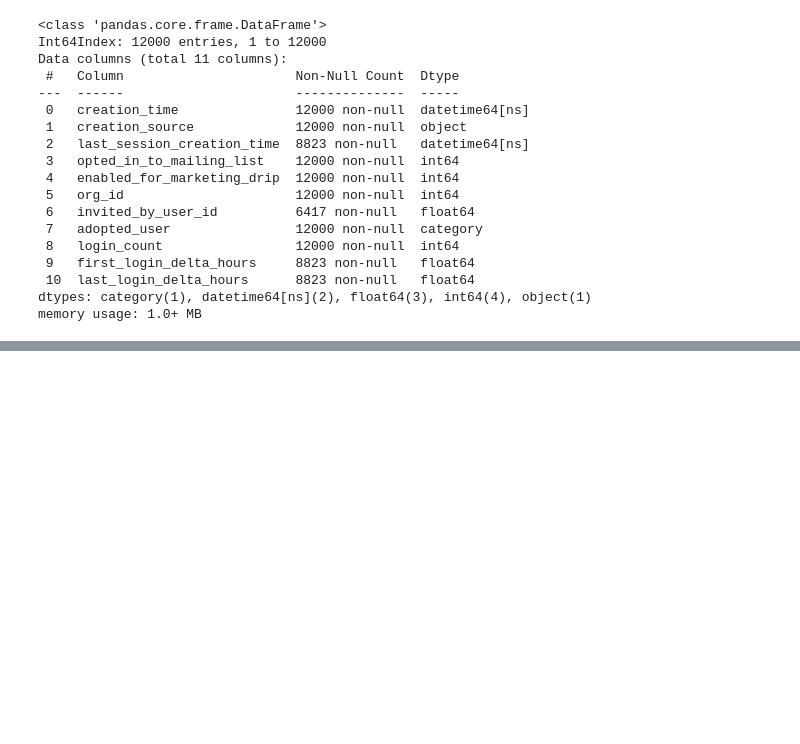
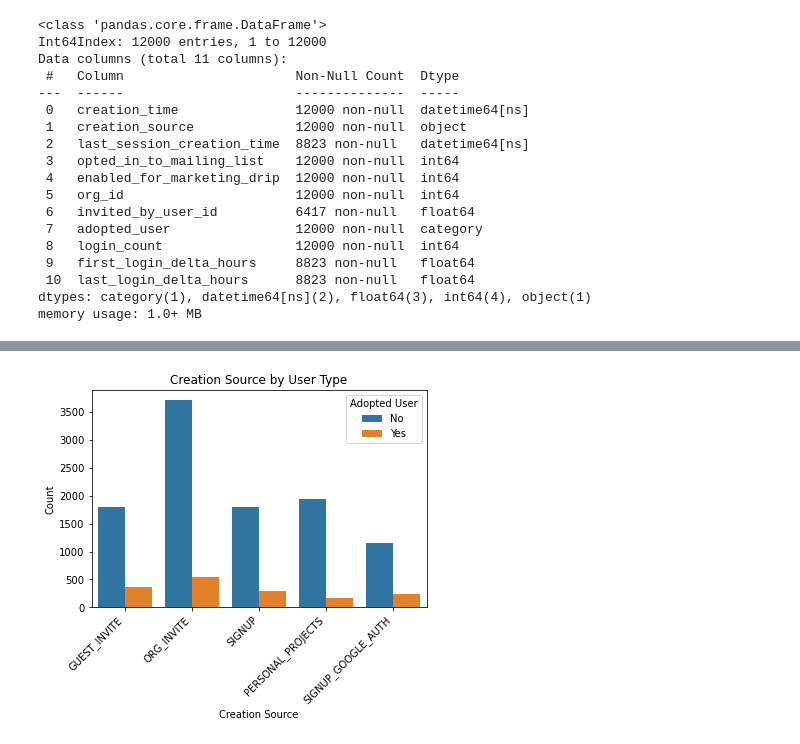
Before and after one commit to jslaga/SpringboardDSC, a Jupyter notebook: Take-Home_Challenges/Relax_Data_Challenge.ipynb, the cells around one changed output, grey strips where cells are left out. Cells and saved outputs as stored; diff of their text form; code cells hidden in the pictures; blank space fills up the shorter version.

```diff
--- a/Take-Home_Challenges/Relax_Data_Challenge.ipynb
+++ b/Take-Home_Challenges/Relax_Data_Challenge.ipynb
@@ -338,0 +370,11 @@ memory usage: 1.0+ MB
+# %%
+# Where are users coming from?
+sns.countplot(x='creation_source', hue='adopted_user', data=features)
+plt.title('Creation Source by User Type')
+plt.ylabel('Count')
+plt.xlabel('Creation Source')
+plt.xticks(rotation=45, ha='right')
+plt.legend(('No', 'Yes'), title='Adopted User')
+plt.show()
+# %% [output]
+[figure, added]
```
Also changed, not shown: parts of 26 cells of this notebook.
